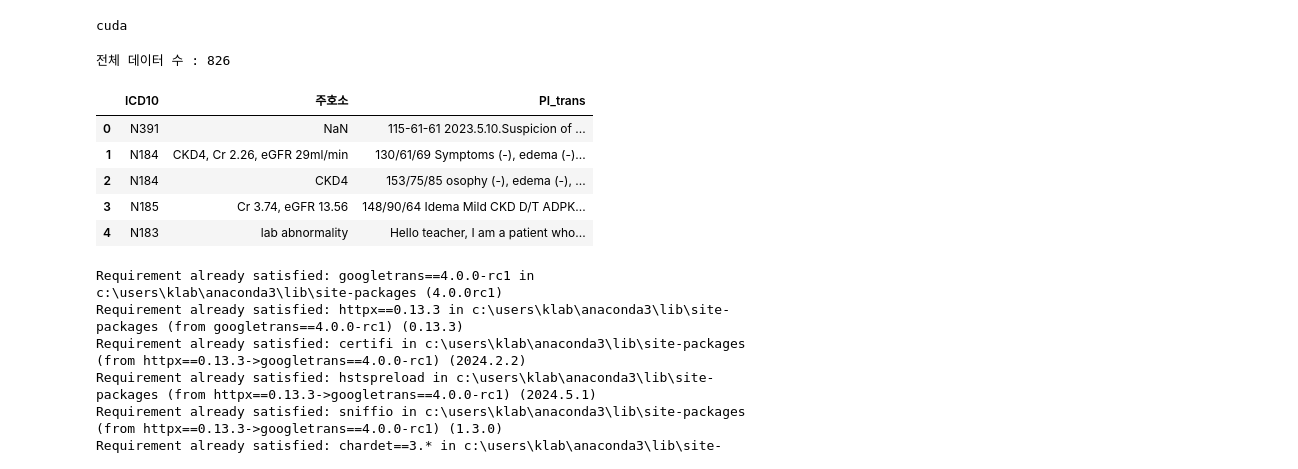
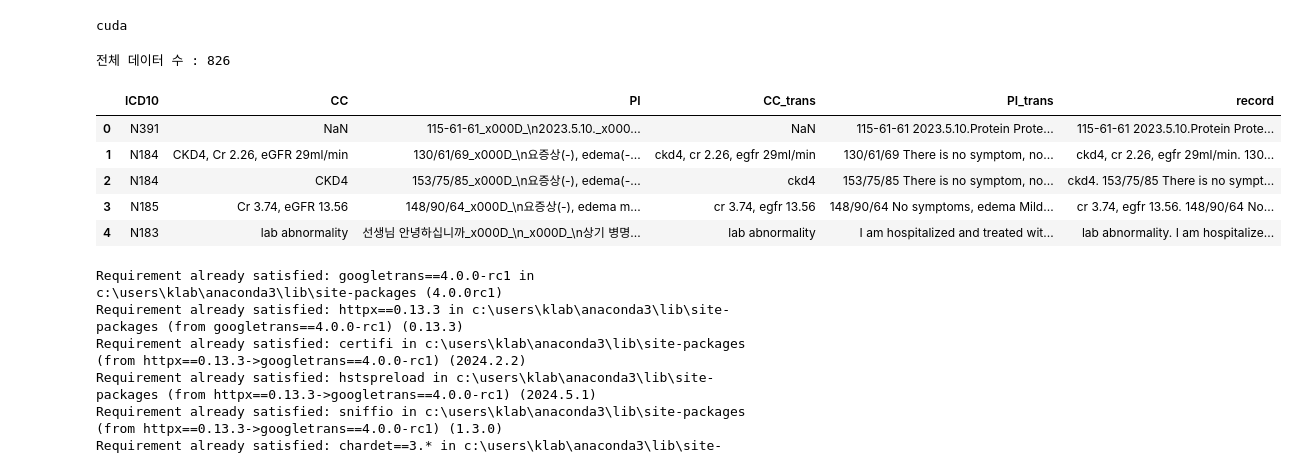
Before and after one commit to slowandfast/DiagRecommdSystem_01, a Jupyter notebook: KJH_BERT_EMR기반_진단추천모델.ipynb, the cells around one changed output. Cells and saved outputs as stored; diff of their text form; code cells hidden in the pictures.

```diff
--- a/KJH_BERT_EMR기반_진단추천모델.ipynb
+++ b/KJH_BERT_EMR기반_진단추천모델.ipynb
@@ -29,20 +52,20 @@ print(device)
 # %% [output]
 cuda
 # %%
-# file_path = '/content/신장내과_본원_외래_20230701_20231231_filtered.xlsx'
-file_path = "D:\\sample\\content\\신장내과_본원_외래_20230701_20231231_filtered.xlsx"
+file_path = '/content/target_df.xlsx'
+# file_path = "D:\\sample\\content\\신장내과_본원_외래_20230701_20231231_filtered.xlsx"
 
 # selected_columns = ['ICD10', 'transstr']
-selected_columns = ['ICD10', '주호소', 'PI_trans']
+selected_columns = ['ICD10', 'CC', 'PI', 'CC_trans', 'PI_trans', 'record']
 df = pd.read_excel(file_path, usecols=selected_columns, dtype=str)
 
 print('전체 데이터 수 :', len(df))
 df.head(5)
 # %% [output]
 전체 데이터 수 : 826
-|  | ICD10 | 주호소 | PI_trans |
-| 0 | N391 | NaN | 115-61-61 2023.5.10.Suspicion of ... |
-| 1 | N184 | CKD4, Cr 2.26, eGFR 29ml/min | 130/61/69 Symptoms (-), edema (-)... |
-| 2 | N184 | CKD4 | 153/75/85 osophy (-), edema (-), ... |
-| 3 | N185 | Cr 3.74, eGFR 13.56 | 148/90/64 Idema Mild CKD D/T ADPK... |
-| 4 | N183 | lab abnormality | Hello teacher, I am a patient who... |
+|  | ICD10 | CC | PI | CC_trans | PI_trans | record |
+| 0 | N391 | NaN | 115-61-61_x000D_\n2023.5.10._x000... | NaN | 115-61-61 2023.5.10.Protein Prote... | 115-61-61 2023.5.10.Protein Prote... |
+| 1 | N184 | CKD4, Cr 2.26, eGFR 29ml/min | 130/61/69_x000D_\n요증상(-), edema(-... | ckd4, cr 2.26, egfr 29ml/min | 130/61/69 There is no symptom, no... | ckd4, cr 2.26, egfr 29ml/min. 130... |
+| 2 | N184 | CKD4 | 153/75/85_x000D_\n요증상(-), edema(-... | ckd4 | 153/75/85 There is no symptom, no... | ckd4. 153/75/85 There is no sympt... |
+| 3 | N185 | Cr 3.74, eGFR 13.56 | 148/90/64_x000D_\n요증상(-), edema m... | cr 3.74, egfr 13.56 | 148/90/64 No symptoms, edema Mild... | cr 3.74, egfr 13.56. 148/90/64 No... |
+| 4 | N183 | lab abnormality | 선생님 안녕하십니까_x000D_\n_x000D_\n상기 병명... | lab abnormality | I am hospitalized and treated wit... | lab abnormality. I am hospitalize... |
```
Also changed, not shown: parts of 29 cells of this notebook.
